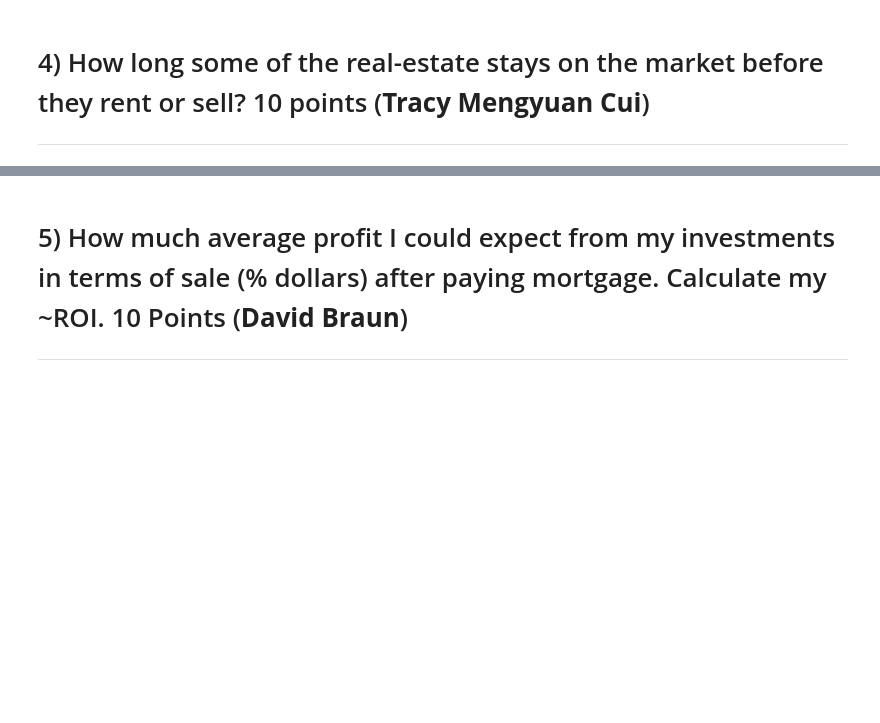
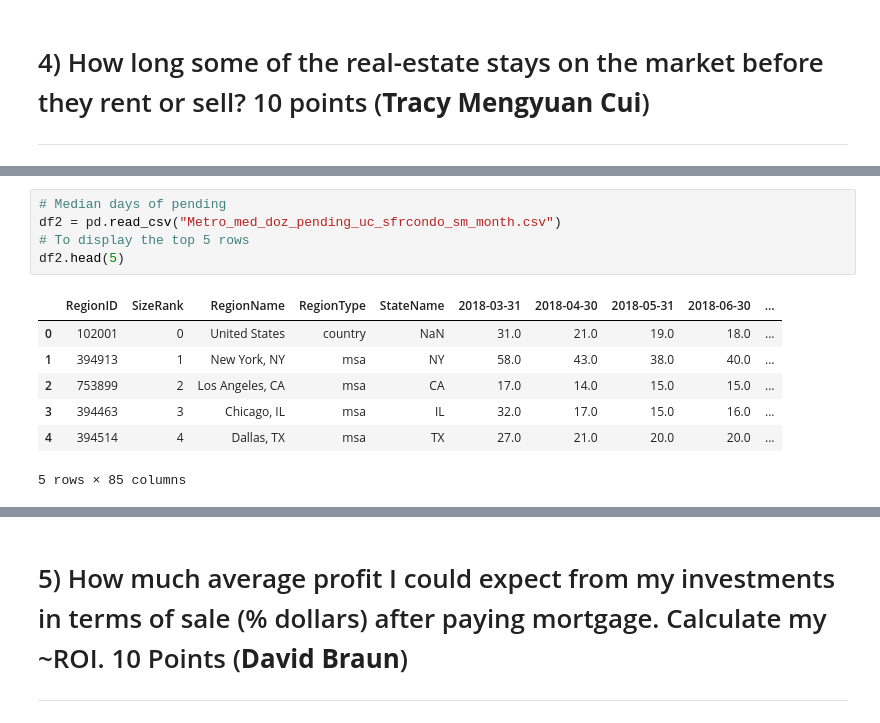
Before and after one commit to DavidBraun777/final-group-project-seis-631, a Jupyter notebook: Final_Project_SEIS631.ipynb, the cells around one changed output, grey strips where cells are left out. Drawn from its saved outputs; the diff is of its cells as text; blank space fills up the shorter version.

```diff
--- a/Final_Project_SEIS631.ipynb
+++ b/Final_Project_SEIS631.ipynb
@@ -603,0 +660,13 @@ Investing now in the above chosen markets to yield significant returns.
+# %%
+# Median days of pending
+df2 = pd.read_csv("Metro_med_doz_pending_uc_sfrcondo_sm_month.csv")
+# To display the top 5 rows
+df2.head(5)
+# %% [output]
+|  | RegionID | SizeRank | RegionName | RegionType | StateName | 2018-03-31 | 2018-04-30 | 2018-05-31 | 2018-06-30 | ... |
+| 0 | 102001 | 0 | United States | country | NaN | 31.0 | 21.0 | 19.0 | 18.0 | ... |
+| 1 | 394913 | 1 | New York, NY | msa | NY | 58.0 | 43.0 | 38.0 | 40.0 | ... |
+| 2 | 753899 | 2 | Los Angeles, CA | msa | CA | 17.0 | 14.0 | 15.0 | 15.0 | ... |
+| 3 | 394463 | 3 | Chicago, IL | msa | IL | 32.0 | 17.0 | 15.0 | 16.0 | ... |
+| 4 | 394514 | 4 | Dallas, TX | msa | TX | 27.0 | 21.0 | 20.0 | 20.0 | ... |
+5 rows × 85 columns
```
Also changed, not shown: parts of 30 cells of this notebook.
